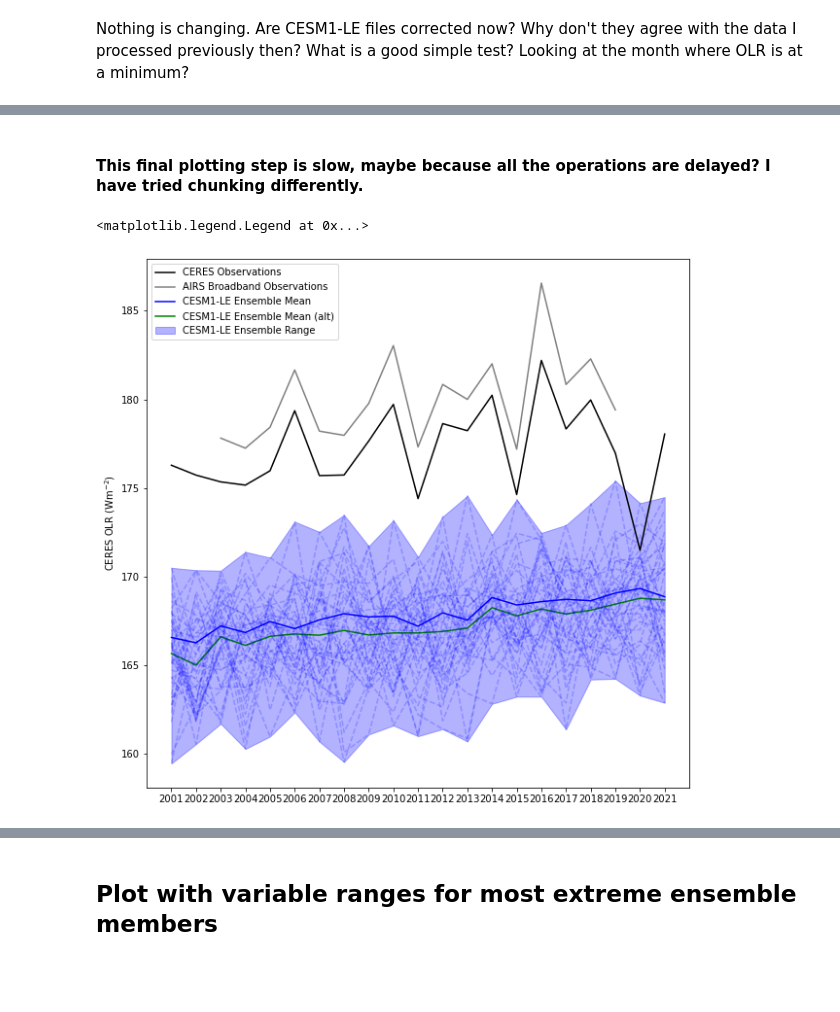
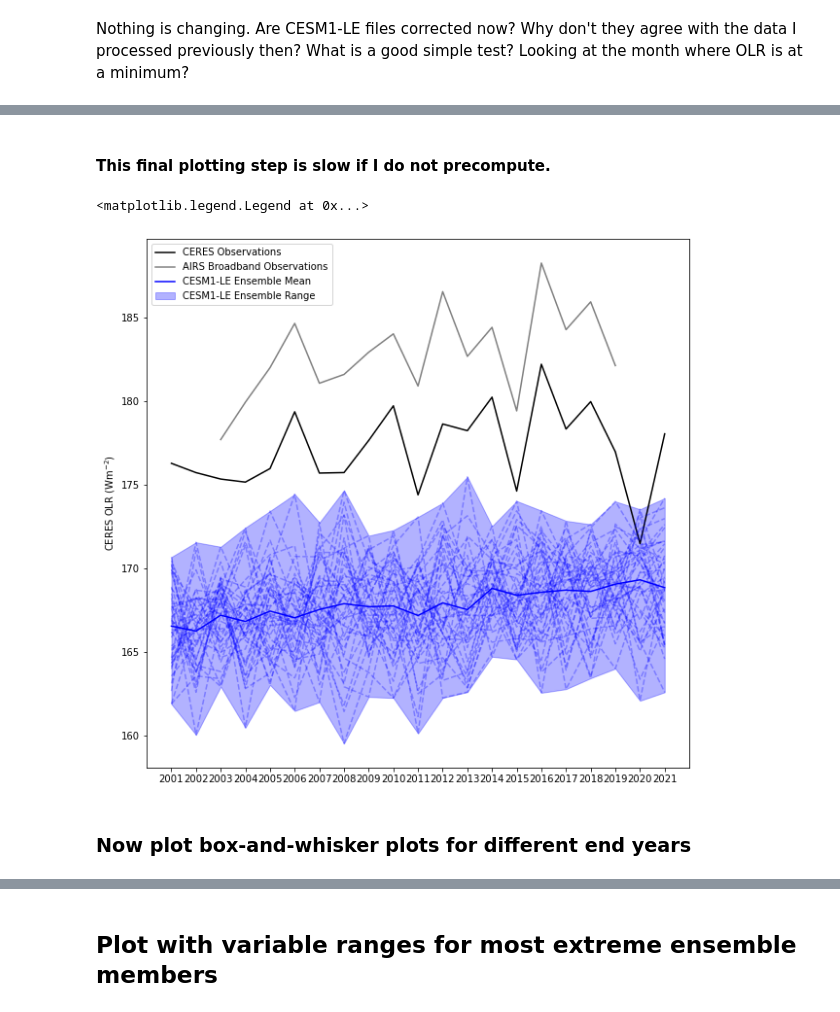
Before and after one commit to jshaw35/spectral_ice, a Jupyter notebook: figure3/figure3.ipynb, the cells around one changed output, grey strips where cells are left out. Drawn from its saved outputs; the diff is of its cells as text; code cells hidden in the pictures; blank space fills up the shorter version.

Commit message:
implemented a no-speedup dask version. created the whisker plot

```diff
--- a/figure3/figure3.ipynb
+++ b/figure3/figure3.ipynb
@@ -126,7 +135,13 @@ airs_dir = '/glade/work/jonahshaw/obs/AIRS/'
 airs_broadband_olr = add_weights(xr.open_dataset('%s/%s/olr_broadband.nc' % (airs_dir,'arc_proc/')))
 # %%
 # Subset data so computations are lighter and significance tests make sense
-airs_subset = airs_broadband_olr['olr'].sel(time=slice('2003-01-01','2019-12-31'),lat=slice(69,90)).mean(dim=['orbit_pass'])
+airs_subset_interp = airs_broadband_olr['olr'].interp_like(ceres_subset.isel(time=0))
+airs_broadband_olr.close()
+
+airs_subset = airs_subset_interp.sel(time=slice('2003-01-01','2019-12-31'),lat=slice(69,90)).mean(dim=['orbit_pass'])
+airs_subset_interp.close()
+
+# airs_subset = airs_broadband_olr['olr'].sel(time=slice('2003-01-01','2019-12-31'),lat=slice(69,90)).mean(dim=['orbit_pass'])
 # %%
 airs_subset_wgtd = add_weights(airs_subset)
 airs_subset_spatavg = masked_average(airs_subset_wgtd,dim=['lat','lon'],weights=airs_subset_wgtd['cell_weight']) # I will need to interpolate for complete consistency with observations jshaw,TODO
@@ -142,13 +164,22 @@ ensavg_olr_files = glob.glob('%s/*%s*.nc' % (ensavg_path,'FLUT')) # get appropri
 ensavg_olr_ds = xr.open_mfdataset(ensavg_olr_files)
 
 ensavg_interp = ensavg_olr_ds['FLUT'].interp_like(ceres_subset.isel(time=0)) # interpolated before subsetting, could use xESMF
+ensavg_olr_ds.close() # probably not needed since it is a dask array
 
-ensavg_subset = ensavg_interp.sel(time=slice('2001-01-01','2021-12-31'),lat=slice(69,None))
+ensavg_subset = ensavg_interp.sel(time=slice('2001-01-01','2021-12-31'),lat=slice(69,None)).chunk({'time':-1})
+ensavg_interp.close()
 
 ensavg_subset_wgtd = add_weights(ensavg_subset) # add area-weighting coordinate
 ensavg_subset_spatavg = masked_average(ensavg_subset_wgtd,dim=['lat','lon'],weights=ensavg_subset_wgtd['cell_weight']) # I will need to interpolate for complete consistency with observations jshaw,TODO
 ensavg_subset_jfm = ensavg_subset_spatavg.sel(time=is_jfm(ensavg_subset_spatavg.time)) # select jan, feb, mar
-ensavg_subset_jfmavg = ensavg_subset_jfm.groupby('time.year').mean('time') # average into an annual timeseries
+
+ensavg_subset_jfmavg = ensavg_subset_jfm.groupby('time.year').mean('time').compute() # average into an annual timeseries, shouldn't be chunked
+ensavg_subset_monavg = ensavg_subset_spatavg.groupby('time.month').mean('time').compute() #.chunk({'month':-1}) # monthly OLR averages over the CERES record
+
+ensavg_subset.close()
+ensavg_subset_wgtd.close()
+ensavg_subset_spatavg.close()
+ensavg_subset_jfm.close()
 # %% [markdown]
 The peak is occuring correctly in July.
 # %%
@@ -275,39 +441,44 @@ allens_tseries = xr.concat(list(ens_olr_tseries_dict.values()),dim='ens').chunk(
+# %%
+allens_jfm_tseries = xr.concat(list(ens_olr_jfm_tseries_dict.values()),dim='ens') #.chunk({'year':-1,'ens':-1})
+allens_mon_tseries = xr.concat(list(ens_olr_mon_tseries_dict.values()),dim='ens') #.chunk({'year':-1,'ens':-1})
 # %% [markdown]
-#### This final plotting step is slow, maybe because all the operations are delayed? I have tried chunking differently.
+#### This final plotting step is slow if I do not precompute.
 # %%
 fig3,ax3 = plt.subplots(1,1,figsize=(10,10))
 
 # Plot CERES data:
 ax3.plot(ceres_subset_jfmavg['year'],ceres_subset_jfmavg,label='CERES Observations',color='black')
 
 # Plot AIRS data:
 ax3.plot(airs_subset_jfmavg['year'],airs_subset_jfmavg,label='AIRS Broadband Observations',color='grey')
 # ceres_subset_jfmavg
 
 # Plot CESM1-LE ensemble average data
 ax3.plot(ensavg_subset_jfmavg['year'],ensavg_subset_jfmavg,label='CESM1-LE Ensemble Mean',color='blue')
 
 # calculate ensemble maximum and minimum values at each timestep, this shouldn't be so slow but maybe all the operations are dask.delayed...
-lens_max = allens_tseries.max(dim='ens').values # speeds up somewhat. My code must be bad somewhere...
-lens_min = allens_tseries.min(dim='ens').values
-lens_avg = allens_tseries.mean(dim='ens').values
+lens_max = allens_jfm_tseries.max(dim='ens').values # speeds up somewhat. My code must be bad somewhere...
+lens_min = allens_jfm_tseries.min(dim='ens').values
+lens_avg = allens_jfm_tseries.mean(dim='ens').values
 
-ax3.plot(allens_tseries['year'],lens_avg,label='CESM1-LE Ensemble Mean (alt)',color='green')
+# ax3.plot(allens_jfm_tseries['year'],lens_avg,label='CESM1-LE Ensemble Mean (alt)',color='green')
 
 
-ax3.fill_between(x=allens_tseries['year'],y1=lens_min,y2=lens_max,label='CESM1-LE Ensemble Range',color='blue',alpha=0.3)
+ax3.fill_between(x=allens_jfm_tseries['year'],y1=lens_min,y2=lens_max,label='CESM1-LE Ensemble Range',color='blue',alpha=0.3)
 
-# for _ens_tseries in allens_tseries: # iterate over ensembles
-#     ax3.plot(_ens_tseries['year'],_ens_tseries,alpha=0.3,linestyle='dashed',color='blue')
+for _ens_tseries in allens_jfm_tseries: # iterate over ensembles
+    ax3.plot(_ens_tseries['year'],_ens_tseries,alpha=0.3,linestyle='dashed',color='blue')
 
 
-for _ens_num in ens_olr_tseries_dict: # alternate faster iterate over ensembles
-    ax3.plot(ens_olr_tseries_dict[_ens_num]['year'],ens_olr_tseries_dict[_ens_num],alpha=0.2,linestyle='dashed',color='blue')
+# for _ens_num in ens_olr_jfm_tseries_dict: # alternate faster iterate over ensembles
+#     ax3.plot(ens_olr_jfm_tseries_dict[_ens_num]['year'],ens_olr_jfm_tseries_dict[_ens_num],alpha=0.2,linestyle='dashed',color='blue')
 
 ax3.set_ylabel('CERES OLR (Wm$^{-2}$)')
 ax3.set_xticks(ceres_subset_jfmavg['year']) # this is weird and returns something if it's the last line in a cell
 
 plt.legend()
 # %% [output]
 <matplotlib.legend.Legend at 0x...>
-[figure, old version]
+[figure, new version]
+# %% [markdown]
+### Now plot box-and-whisker plots for different end years
```
Also changed, not shown: parts of 29 cells of this notebook.
